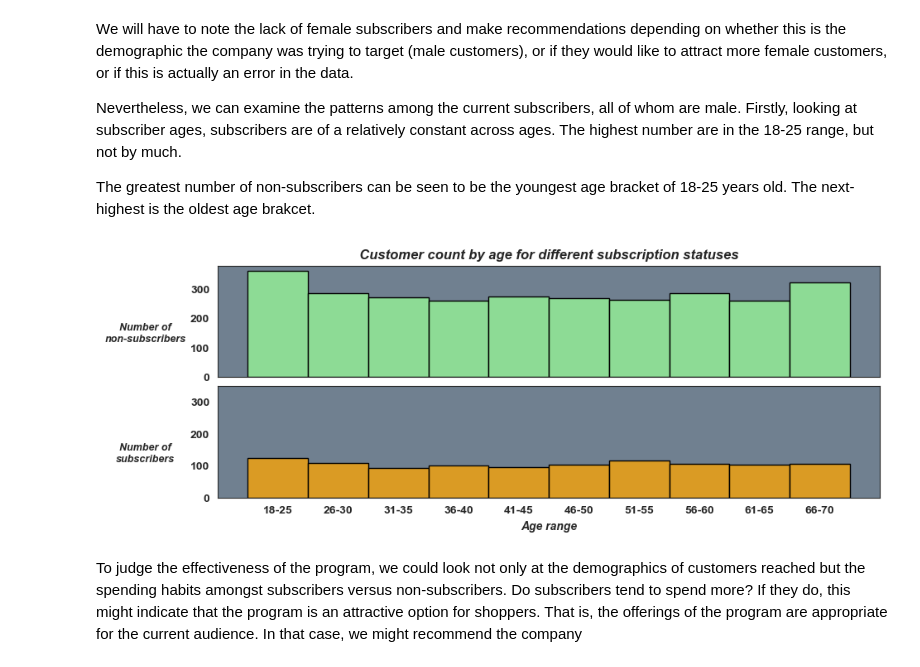
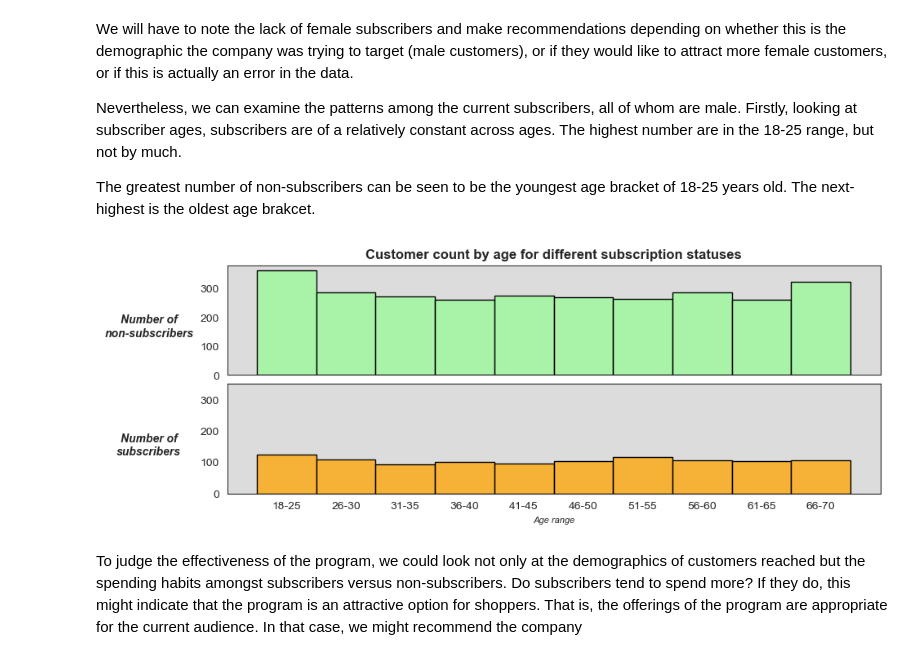
Before and after one commit to molly777yllom/DataDive3_DATA3500, a Jupyter notebook: shopping_trends.ipynb, the cells around one changed output. Drawn from its saved outputs; the diff is of its cells as text; code cells hidden in the pictures.

```diff
--- a/shopping_trends.ipynb
+++ b/shopping_trends.ipynb
@@ -1119,37 +1110,32 @@ The greatest number of non-subscribers can be seen to be the youngest age bracke
 # %%
 # Plots: Histograms showing the number of customers by age and subscription status
 from matplotlib.ticker import MultipleLocator   # import module to allow tick label adjustment
 f, ax = plt.subplots(2, 1, figsize=(10, 2))
 
 
 sns.histplot(x='Age Range', data=not_subs, color='palegreen',  edgecolor='black', ax=ax[0])
-ax[0].set_title('Customer count by age for different subscription statuses', fontsize=12, weight='bold', style='italic', y=1)
+ax[0].set_title('Customer count by age for different subscription statuses', fontsize=12, weight='bold')
 ax[0].set_xlabel('')
-ax[0].set_ylabel('Number of\nnon-subscribers', weight='bold', style='italic', size=9, rotation=0)  # customize the y-axis label
-ax[0].get_yaxis().set_label_coords(-0.11,0.3)  # Adjust y-axis label position
-ax[0].set_facecolor('slategray')
+ax[0].set_ylabel('Number of\nnon-subscribers', weight='bold', style='italic', size=10, rotation=0)  # customize the y-axis label
+ax[0].get_yaxis().set_label_coords(-0.12,0.33)  # Adjust y-axis label position
+ax[0].set_facecolor('gainsboro')
 ax[0].set_xticklabels([])
 ax[0].yaxis.set_major_locator(MultipleLocator(100))
-for label in ax[0].get_yticklabels():
-    label.set_weight('bold')
+
 
 sns.histplot(x='Age Range', data=subs, color='orange', edgecolor='black',  ax=ax[1])
 ax[1].set_title('', fontsize=14, weight='bold', style='italic', y=1)
-ax[1].set_xlabel('Age range', weight='bold', style='italic', size=10)
-ax[1].set_ylabel('Number of\nsubscribers', weight='bold', style='italic', size=9, rotation=0)  # customize the y-axis label
-ax[1].get_yaxis().set_label_coords(-0.11,0.3)  # Adjust y-axis label position
-ax[1].set_facecolor('slategray')
-for label in ax[1].get_xticklabels():
-    label.set_weight('bold')
+ax[1].set_xlabel('Age range', style='italic', size=8)
+ax[1].set_ylabel('Number of\nsubscribers', weight='bold', style='italic', size=10, rotation=0)  # customize the y-axis label
+ax[1].get_yaxis().set_label_coords(-0.12,0.33)  # Adjust y-axis label position
+ax[1].set_facecolor('gainsboro')
 ax[1].yaxis.set_major_locator(MultipleLocator(100))
-for label in ax[1].get_yticklabels():
-    label.set_weight('bold')
 ax[1].set_ylim(0, 350)
 # After initializing your subplots with plt.subplots()
 f.subplots_adjust(left=0.15, right=0.95, top=1.5, bottom=0.1, hspace=0.08, wspace=0.1)
 plt.show()
 # %% [output]
-[figure, old version]
+[figure, new version]
 # %% [markdown]
 To judge the effectiveness of the program, we could look not only at the demographics of customers reached but the spending habits amongst subscribers versus non-subscribers. Do subscribers tend to spend more? If they do, this might indicate that the program is an attractive option for shoppers. That is, the offerings of the program are appropriate for the current audience. In that case, we might recommend the company
 # %%
```
Also changed, not shown: parts of 5 cells of this notebook, 1 other file.
